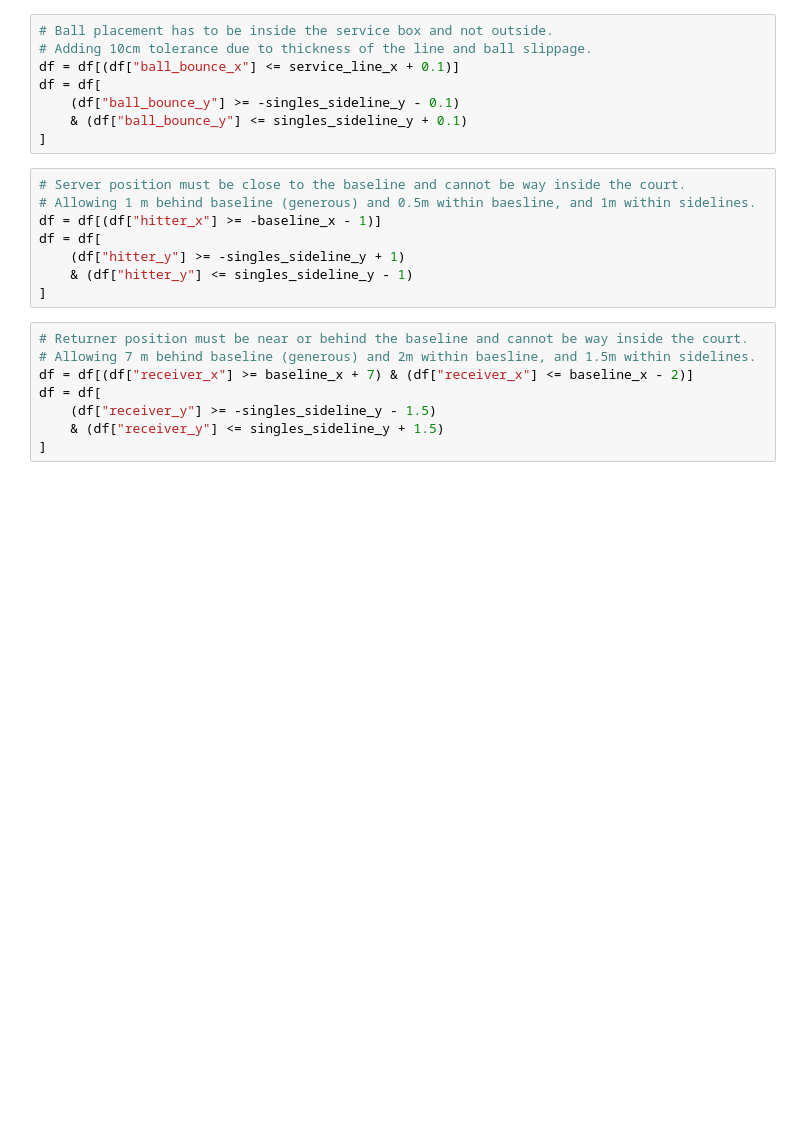
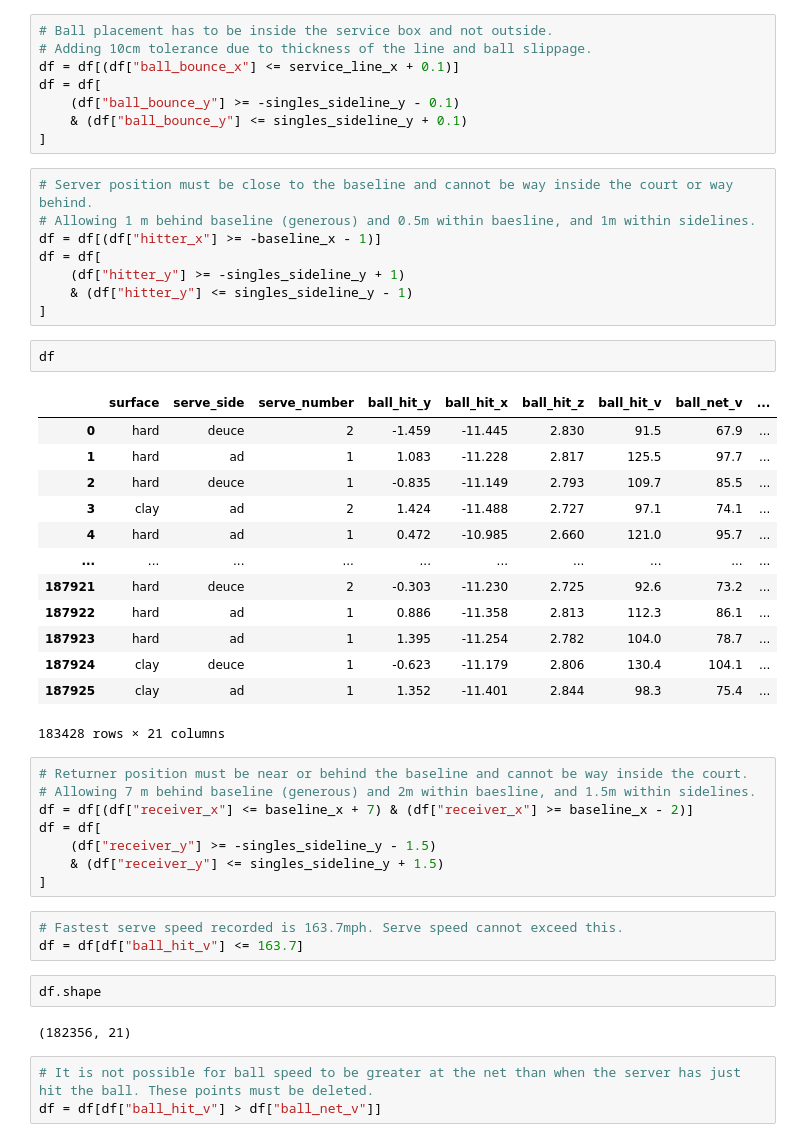
Before and after one commit to apbw-6/Tennis_Ace_Prediction, a Jupyter notebook: 2.Data_Cleaning.ipynb, the cells around one changed output. Cells and saved outputs as stored; diff of their text form; blank space fills up the shorter version.

```diff
--- a/2.Data_Cleaning.ipynb
+++ b/2.Data_Cleaning.ipynb
@@ -126,18 +132,44 @@ df = df[
     & (df["ball_bounce_y"] <= singles_sideline_y + 0.1)
 ]
 # %%
-# Server position must be close to the baseline and cannot be way inside the court.
+# Server position must be close to the baseline and cannot be way inside the court or way behind.
 # Allowing 1 m behind baseline (generous) and 0.5m within baesline, and 1m within sidelines.
 df = df[(df["hitter_x"] >= -baseline_x - 1)]
 df = df[
     (df["hitter_y"] >= -singles_sideline_y + 1)
     & (df["hitter_y"] <= singles_sideline_y - 1)
 ]
+# %%
+df
+# %% [output]
+|  | surface | serve_side | serve_number | ball_hit_y | ball_hit_x | ball_hit_z | ball_hit_v | ball_net_v | ... |
+| 0 | hard | deuce | 2 | -1.459 | -11.445 | 2.830 | 91.5 | 67.9 | ... |
+| 1 | hard | ad | 1 | 1.083 | -11.228 | 2.817 | 125.5 | 97.7 | ... |
+| 2 | hard | deuce | 1 | -0.835 | -11.149 | 2.793 | 109.7 | 85.5 | ... |
+| 3 | clay | ad | 2 | 1.424 | -11.488 | 2.727 | 97.1 | 74.1 | ... |
+| 4 | hard | ad | 1 | 0.472 | -10.985 | 2.660 | 121.0 | 95.7 | ... |
+| ... | ... | ... | ... | ... | ... | ... | ... | ... | ... |
+| 187921 | hard | deuce | 2 | -0.303 | -11.230 | 2.725 | 92.6 | 73.2 | ... |
+| 187922 | hard | ad | 1 | 0.886 | -11.358 | 2.813 | 112.3 | 86.1 | ... |
+| 187923 | hard | ad | 1 | 1.395 | -11.254 | 2.782 | 104.0 | 78.7 | ... |
+| 187924 | clay | deuce | 1 | -0.623 | -11.179 | 2.806 | 130.4 | 104.1 | ... |
+| 187925 | clay | ad | 1 | 1.352 | -11.401 | 2.844 | 98.3 | 75.4 | ... |
+183428 rows × 21 columns
 # %%
 # Returner position must be near or behind the baseline and cannot be way inside the court.
 # Allowing 7 m behind baseline (generous) and 2m within baesline, and 1.5m within sidelines.
-df = df[(df["receiver_x"] >= baseline_x + 7) & (df["receiver_x"] <= baseline_x - 2)]
+df = df[(df["receiver_x"] <= baseline_x + 7) & (df["receiver_x"] >= baseline_x - 2)]
 df = df[
     (df["receiver_y"] >= -singles_sideline_y - 1.5)
     & (df["receiver_y"] <= singles_sideline_y + 1.5)
 ]
+# %%
+# Fastest serve speed recorded is 163.7mph. Serve speed cannot exceed this.
+df = df[df["ball_hit_v"] <= 163.7]
+# %%
+df.shape
+# %% [output]
+(182356, 21)
+# %%
+# It is not possible for ball speed to be greater at the net than when the server has just hit the ball. These points must be deleted.
+df = df[df["ball_hit_v"] > df["ball_net_v"]]
```
Also changed, not shown: parts of 6 cells of this notebook, 2 other files.
